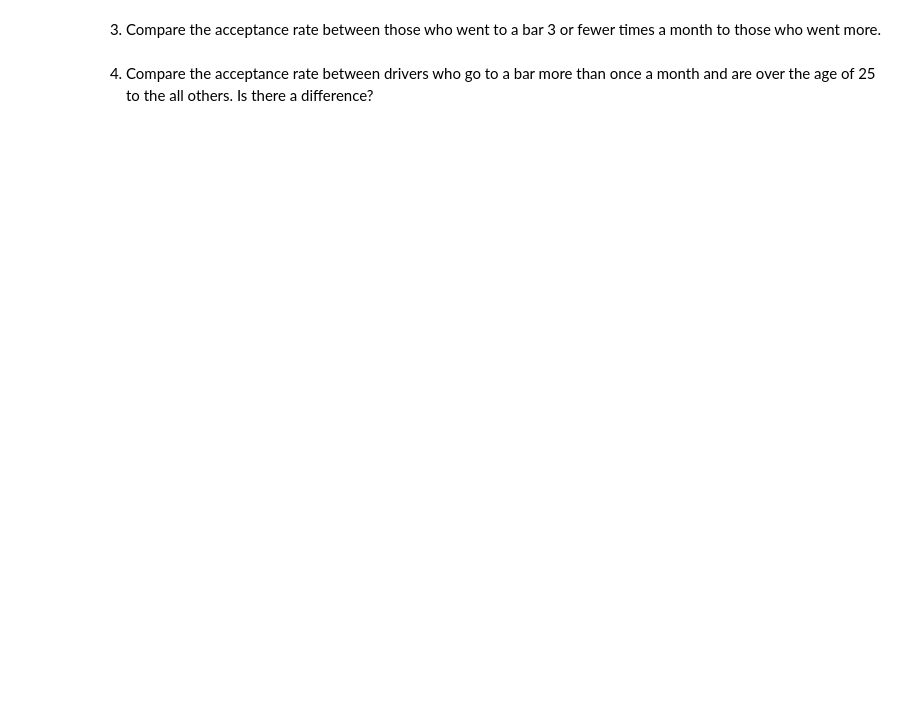
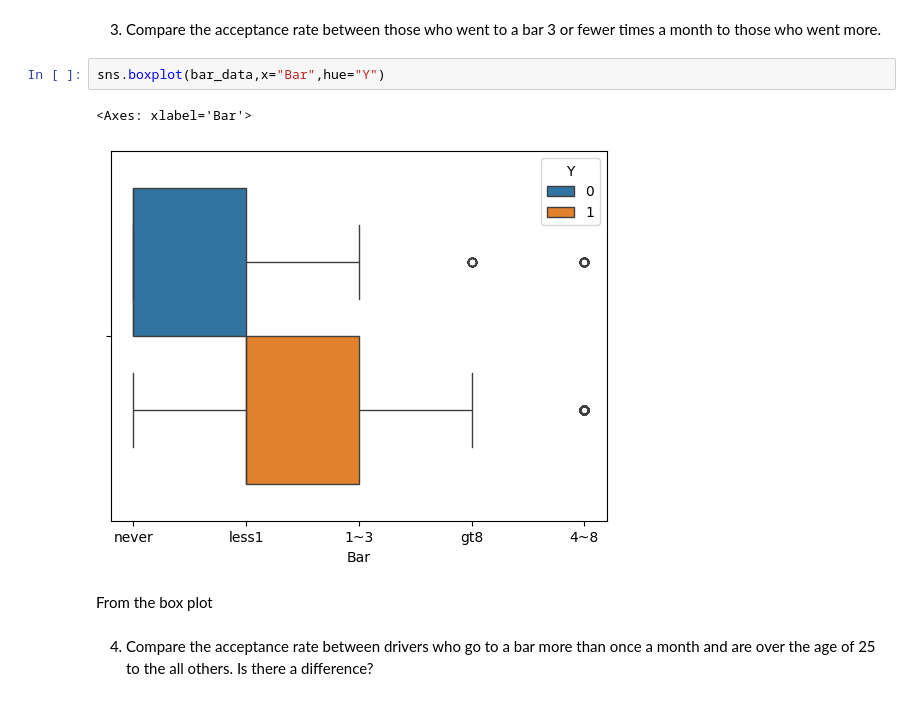
Before and after one commit to rosaisatbase/Berkeley, a Jupyter notebook: prompt.ipynb, the cells around one changed output. Drawn from its saved outputs; the diff is of its cells as text; blank space fills up the shorter version.

```diff
--- a/prompt.ipynb
+++ b/prompt.ipynb
@@ -135,4 +265,11 @@ Now, we will lead you through an exploration of just the bar related coupons.
 # %% [markdown]
 3. Compare the acceptance rate between those who went to a bar 3 or fewer times a month to those who went more.
+# %%
+sns.boxplot(bar_data,x="Bar",hue="Y")
+# %% [output]
+<Axes: xlabel='Bar'>
+[figure, added]
+# %% [markdown]
+From the box plot
 # %% [markdown]
 4. Compare the acceptance rate between drivers who go to a bar more than once a month and are over the age of 25 to the all others.  Is there a difference?
```
Also changed, not shown: parts of 22 cells of this notebook.
